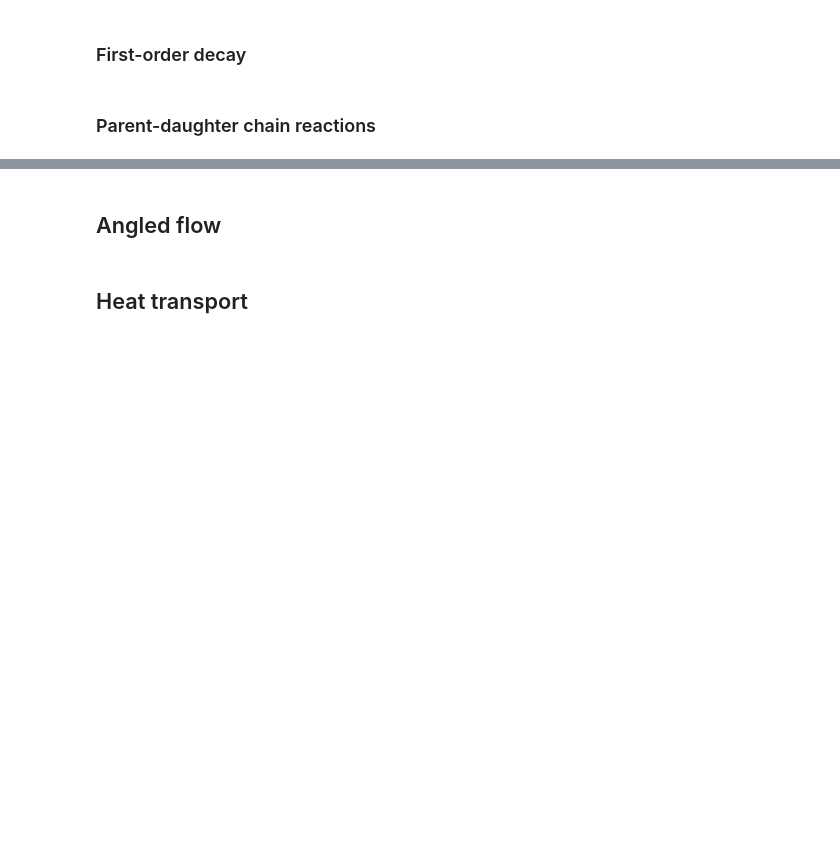
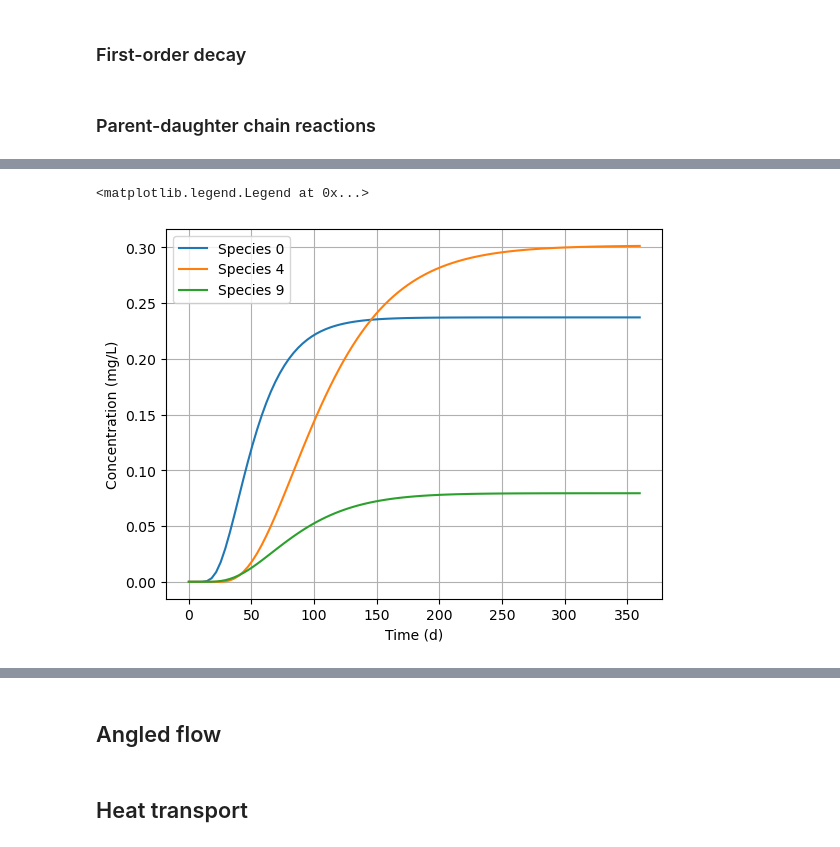
Before and after one commit to cneyens/adepy, a Jupyter notebook: doc/examples/00_uniform_overview.ipynb, the cells around one changed output, grey strips where cells are left out. Saved outputs shown, nothing was run; the diff lists cells and outputs as text; code cells hidden in the pictures; blank space fills up the shorter version.

```diff
--- a/doc/examples/00_uniform_overview.ipynb
+++ b/doc/examples/00_uniform_overview.ipynb
@@ -71,0 +162,32 @@ plt.grid()
+# %%
+t = np.linspace(0, 360, 100)
+x = 200
+y = 150
+
+c = chain_reaction(
+    ancestry,
+    lamb,
+    stoi,
+    c0,
+    point2,
+    x=x,
+    y=y,
+    t=t,
+    v=v,
+    al=al,
+    ah=ah,
+    n=n,
+    Qa=Qa,
+    xc=xc,
+    yc=yc,
+)
+
+for i in [0, 4, 9]:
+    plt.plot(t, c[i], label=f"Species {i}")
+plt.xlabel("Time (d)")
+plt.ylabel("Concentration (mg/L)")
+plt.grid()
+plt.legend()
+# %% [output]
+<matplotlib.legend.Legend at 0x...>
+[figure, added]
```
Also changed, not shown: parts of 4 cells of this notebook, 4 other files.
